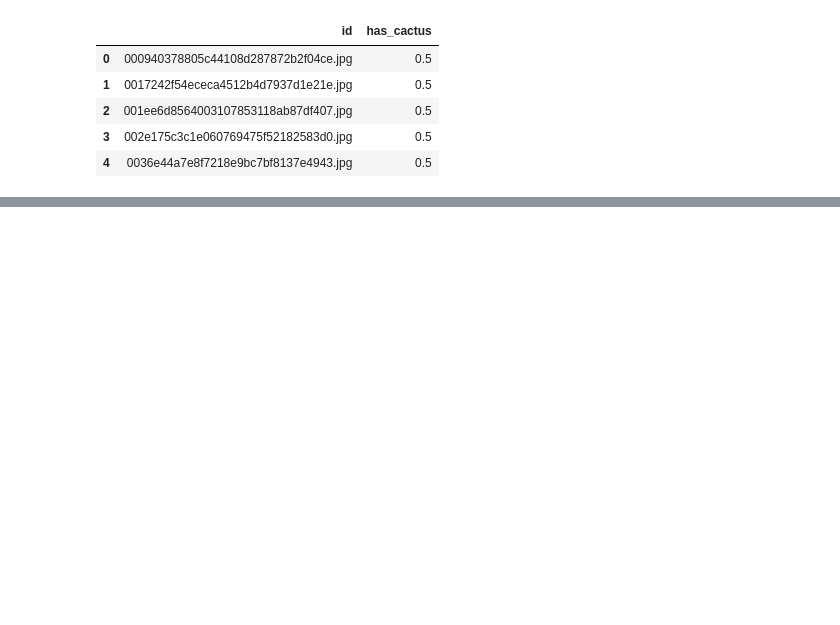
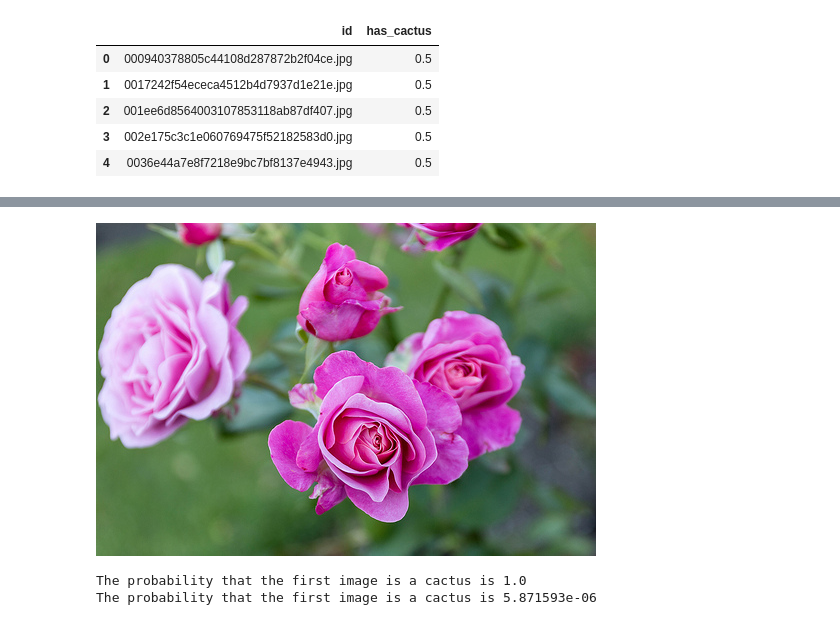
Before and after one commit to susmitmishra125/aerial-cactus-identification, a Jupyter notebook: Aerial_cactus_indentification.ipynb, the cells around one changed output, grey strips where cells are left out. Cells and saved outputs as stored; diff of their text form; code cells hidden in the pictures; blank space fills up the shorter version.

```diff
--- a/Aerial_cactus_indentification.ipynb
+++ b/Aerial_cactus_indentification.ipynb
@@ -303,0 +300,4 @@ files.download('submission.csv')
+# %%
+PIL.Image.open('index (1).jpg')#image of a non cactus
+# %% [output]
+[figure, added]
@@ -303,0 +308,6 @@ files.download('submission.csv')
+# %%
+print("The probability that the first image is a cactus is",pred[0][0])
+print("The probability that the first image is a cactus is",pred[1][0])
+# %% [output]
+The probability that the first image is a cactus is 1.0
+The probability that the first image is a cactus is 5.871593e-06
```
Also changed, not shown: parts of 18 cells of this notebook.
